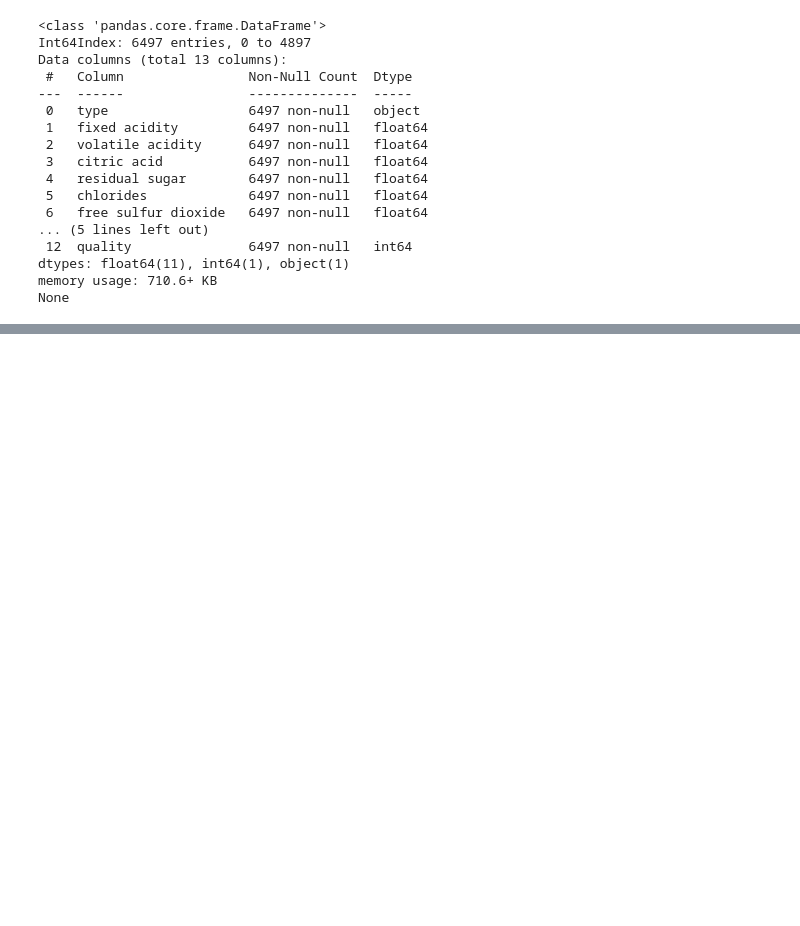
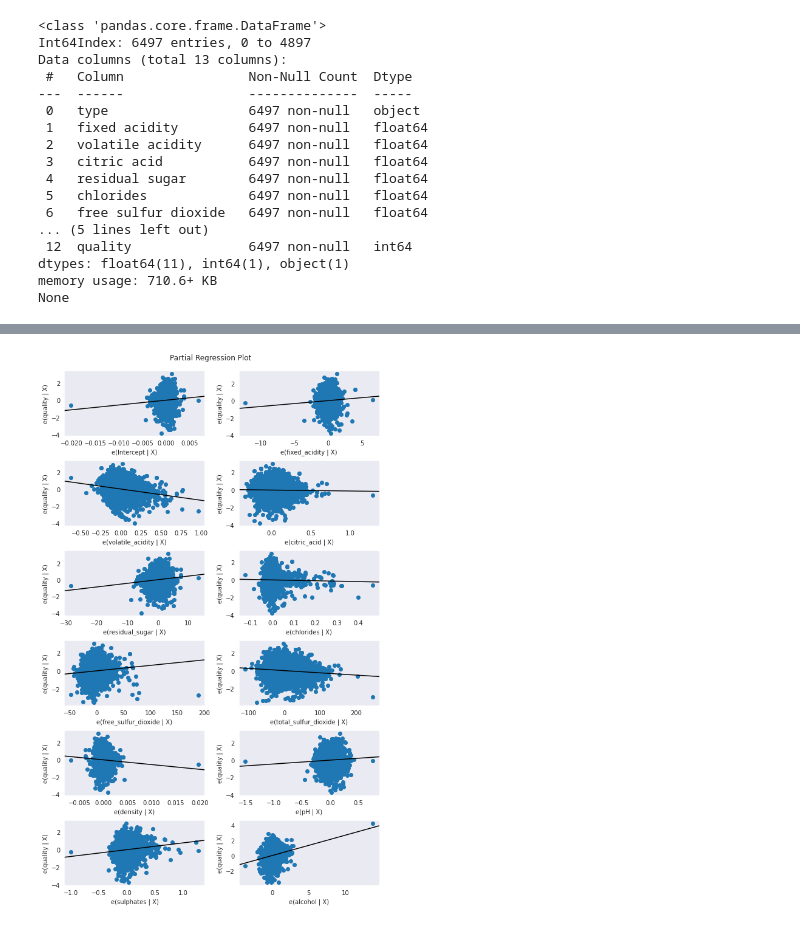
Before and after one commit to kibbm/ML-Tensorflow, a Jupyter notebook: 와인품질등급예측_기술통계.ipynb, the cells around one changed output, grey strips where cells are left out. Saved outputs shown, nothing was run; the diff lists cells and outputs as text; code cells hidden in the pictures; blank space fills up the shorter version.

```diff
--- a/와인품질등급예측_기술통계.ipynb
+++ b/와인품질등급예측_기술통계.ipynb
@@ -143,0 +221,8 @@ AttributeError: ignored
+# %%
+#  선형 회귀 분석 수행
+Rformula = 'quality ~ fixed_acidity + volatile_acidity + citric_acid + \
+                      residual_sugar + chlorides + free_sulfur_dioxide + total_sulfur_dioxide + \
+                      density + pH + sulphates + alcohol' #종속변수(y)와 독립변수(X1~x10)을 구성.
+
+regression_result = ols(Rformula, data=wine).fit() #선형회귀 모델 중에서 OLS(Ordinary Least Squares)모델 사용
+regression_result.summary()
@@ -143,0 +357,7 @@ AttributeError: ignored
+# %%
+fig = plt.figure(figsize = (8, 13) )
+sm.graphics.plot_partregress_grid(regression_result, fig=fig)
+plt.show()
+#=각각의 독립변수와 종속변수 quality에 대한 부분 회귀 시각화=
+# %% [output]
+[figure, added]
```
Also changed, not shown: parts of 25 cells of this notebook.
